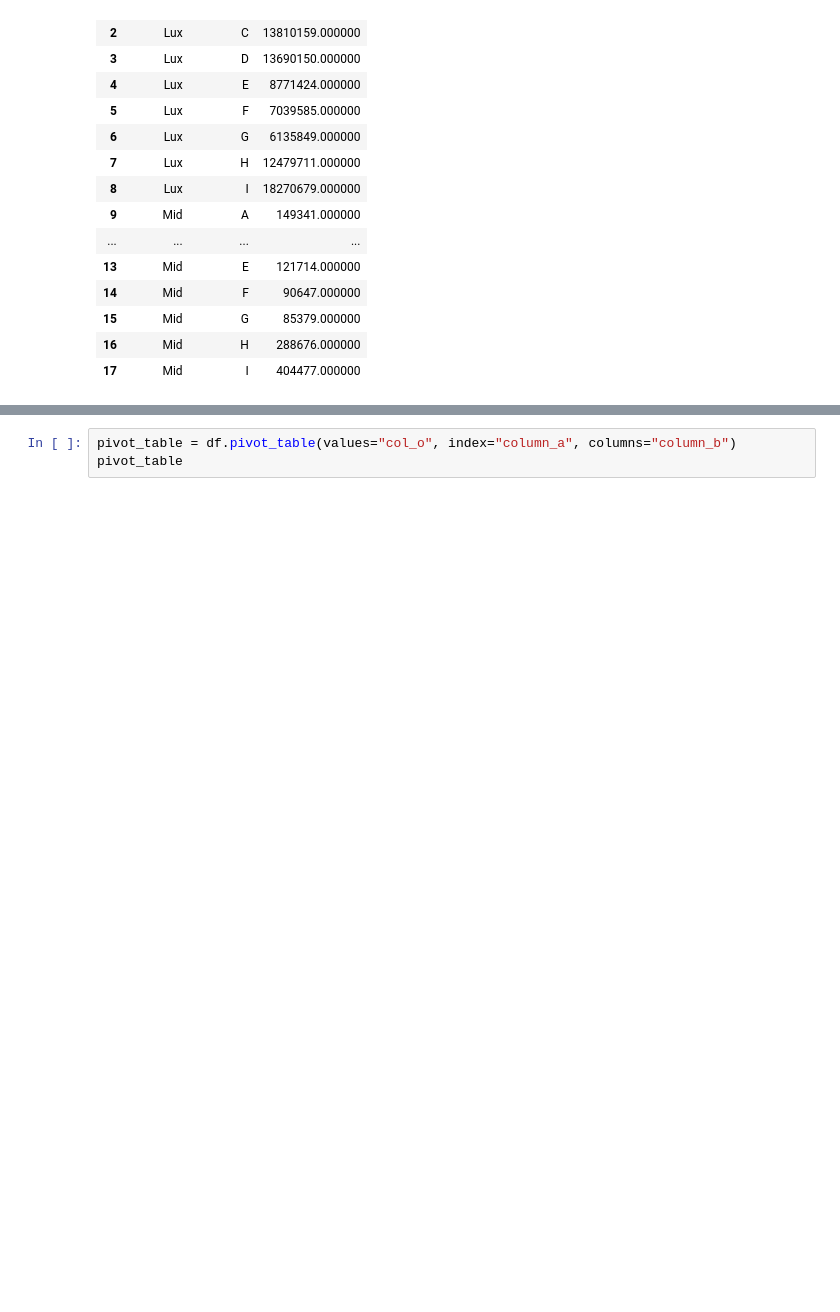
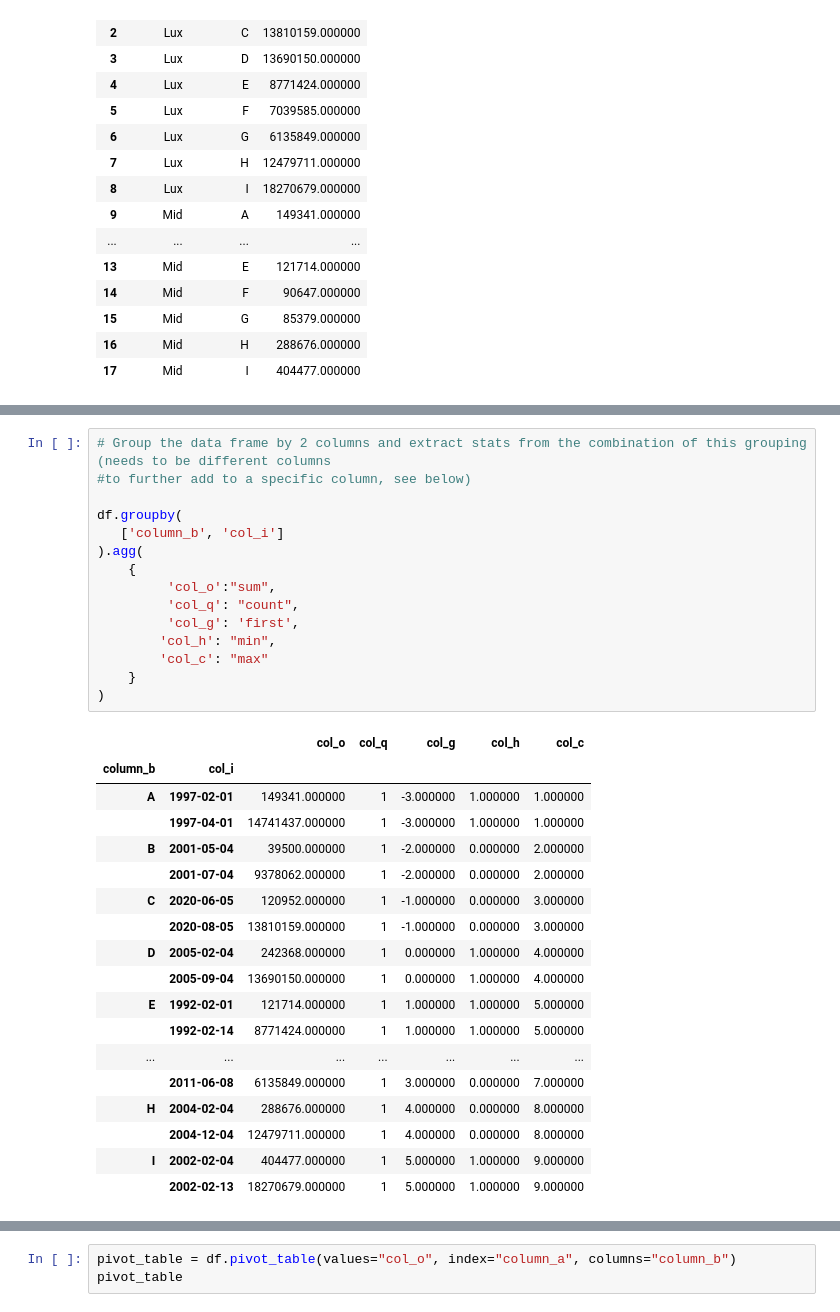
Before and after one commit to Ryan-Ashton/Exploratory_Data_Analysis, a Jupyter notebook: Data Cleaning Personal Cheat Sheet.ipynb, the cells around one changed output, grey strips where cells are left out. Saved outputs shown, nothing was run; the diff lists cells and outputs as text; blank space fills up the shorter version.

```diff
--- a/Data Cleaning Personal Cheat Sheet.ipynb
+++ b/Data Cleaning Personal Cheat Sheet.ipynb
@@ -1134,2 +1205,36 @@ groupby3
+# %%
+# Group the data frame by 2 columns and extract stats from the combination of this grouping (needs to be different columns
+#to further add to a specific column, see below)
+
+df.groupby(
+   ['column_b', 'col_i']
+).agg(
+    {
+         'col_o':"sum",
+         'col_q': "count",
+         'col_g': 'first',
+        'col_h': "min",
+        'col_c': "max"
+    }
+)
+# %% [output]
+|  |  | col_o | col_q | col_g | col_h | col_c |
+| column_b | col_i |  |  |  |  |  |
+| A | 1997-02-01 | 149341.000000 | 1 | -3.000000 | 1.000000 | 1.000000 |
+|  | 1997-04-01 | 14741437.000000 | 1 | -3.000000 | 1.000000 | 1.000000 |
+| B | 2001-05-04 | 39500.000000 | 1 | -2.000000 | 0.000000 | 2.000000 |
+|  | 2001-07-04 | 9378062.000000 | 1 | -2.000000 | 0.000000 | 2.000000 |
+| C | 2020-06-05 | 120952.000000 | 1 | -1.000000 | 0.000000 | 3.000000 |
+|  | 2020-08-05 | 13810159.000000 | 1 | -1.000000 | 0.000000 | 3.000000 |
+| D | 2005-02-04 | 242368.000000 | 1 | 0.000000 | 1.000000 | 4.000000 |
+|  | 2005-09-04 | 13690150.000000 | 1 | 0.000000 | 1.000000 | 4.000000 |
+| E | 1992-02-01 | 121714.000000 | 1 | 1.000000 | 1.000000 | 5.000000 |
+|  | 1992-02-14 | 8771424.000000 | 1 | 1.000000 | 1.000000 | 5.000000 |
+| ... | ... | ... | ... | ... | ... | ... |
+|  | 2011-06-08 | 6135849.000000 | 1 | 3.000000 | 0.000000 | 7.000000 |
+| H | 2004-02-04 | 288676.000000 | 1 | 4.000000 | 0.000000 | 8.000000 |
+|  | 2004-12-04 | 12479711.000000 | 1 | 4.000000 | 0.000000 | 8.000000 |
+| I | 2002-02-04 | 404477.000000 | 1 | 5.000000 | 1.000000 | 9.000000 |
+|  | 2002-02-13 | 18270679.000000 | 1 | 5.000000 | 1.000000 | 9.000000 |
 # %%
 # Group the data frame by month and item and extract a number of stats from each group
```
Also changed, not shown: parts of 22 cells of this notebook.
